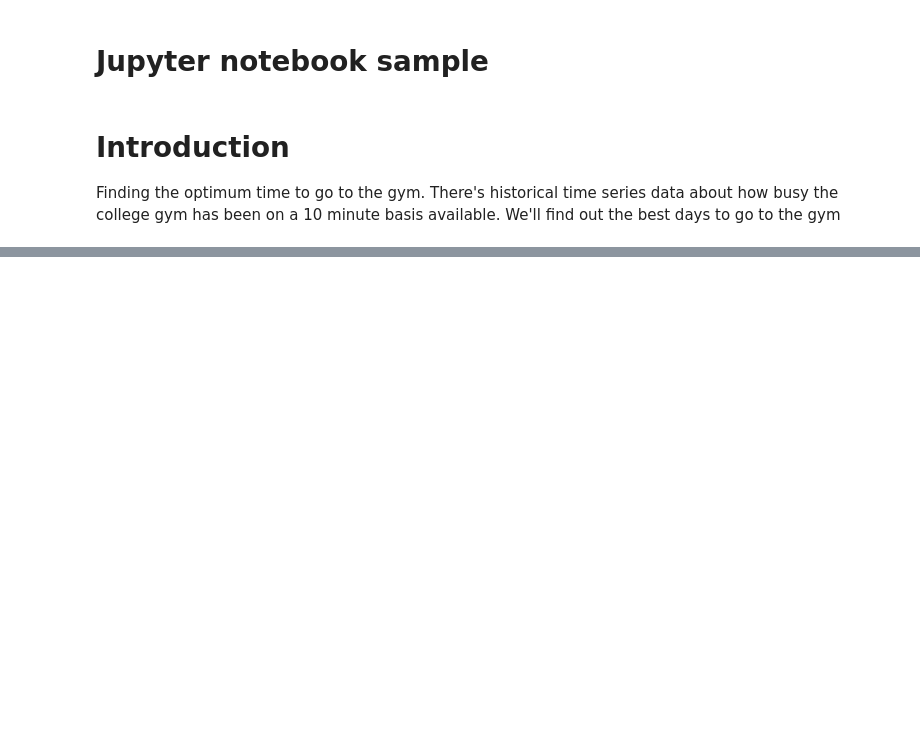
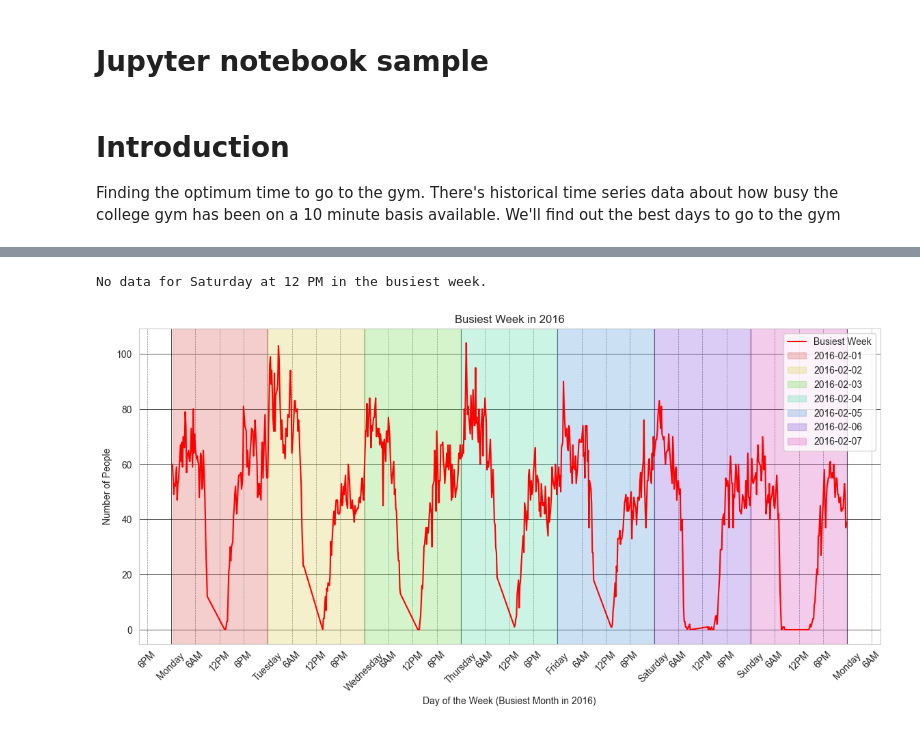
Before and after one commit to SJWallace/GP-StochasticGradientDescent1, a Jupyter notebook: simple.ipynb, the cells around one changed output, grey strips where cells are left out. Drawn from its saved outputs; the diff is of its cells as text; code cells hidden in the pictures; blank space fills up the shorter version.

```diff
--- a/simple.ipynb
+++ b/simple.ipynb
@@ -42,0 +340,50 @@ The dataframe contains several columns
+# %%
+# Sanity check: How many people were in the gym on Saturday at 12 PM
+plt.figure(figsize=(14, 6))
+sns.lineplot(data=gym_data_busiest_week, x='datetime', y='number_people', label='Busiest Week', color='red')  # Use raw data
+
+# Add colored overlays for individual days
+unique_days = gym_data_busiest_week['datetime'].dt.date.unique()
+colors = sns.color_palette("hls", len(unique_days))  # Generate unique colors for each day
+
+for i, day in enumerate(unique_days):
+    day_data = gym_data_busiest_week[gym_data_busiest_week['datetime'].dt.date == day]
+    start_time = day_data['datetime'].min()
+    end_time = day_data['datetime'].max()
+    plt.axvspan(start_time, end_time, color=colors[i], alpha=0.3, label=f'{day}')
+
+# Perform a sanity check for Saturday at 12 PM
+saturday_12pm = gym_data_busiest_week[
+    (gym_data_busiest_week['datetime'].dt.day_name() == 'Saturday') &
+    (gym_data_busiest_week['datetime'].dt.hour == 12)
+]
+if not saturday_12pm.empty:
+    people_at_12pm = saturday_12pm.iloc[0]['number_people']
+    print(f"Number of people in the gym on Saturday at 12 PM: {people_at_12pm}")
+else:
+    print("No data for Saturday at 12 PM in the busiest week.")
+
+plt.title('Busiest Week in 2016')
+plt.xlabel('Day of the Week (Busiest Month in 2016)')
+plt.ylabel('Number of People')  # Updated label
+
+# Add major and minor ticks for the x-axis
+plt.gca().xaxis.set_major_locator(plt.matplotlib.dates.WeekdayLocator(byweekday=range(7)))  # Show all 7 days of week
+plt.gca().xaxis.set_minor_locator(plt.matplotlib.dates.HourLocator(byhour=[6,12,18]))  # Add minor ticks at 6am, 12pm and 6pm
+
+# Add gridlines for both major and minor ticks
+plt.grid(which='major', color='black', linestyle='-', linewidth=0.5)
+plt.grid(which='minor', color='gray', linestyle='--', linewidth=0.5)
+
+# Set custom labels for minor ticks
+plt.gca().xaxis.set_minor_formatter(plt.matplotlib.dates.DateFormatter('%#I%p'))  # Format minor ticks as '6am', '6pm'
+
+plt.gca().xaxis.set_major_formatter(plt.matplotlib.dates.DateFormatter('%A'))  # Format as day of the week
+plt.xticks(rotation=45)  # Rotate major x-axis labels for better readability
+plt.gca().tick_params(axis='x', which='minor', rotation=45)  # Rotate minor x-axis labels 90 degrees
+
+plt.legend()
+plt.show()
+# %% [output]
+No data for Saturday at 12 PM in the busiest week.
+[figure, added]
```
Also changed, not shown: parts of 42 cells of this notebook, 1 other file.
